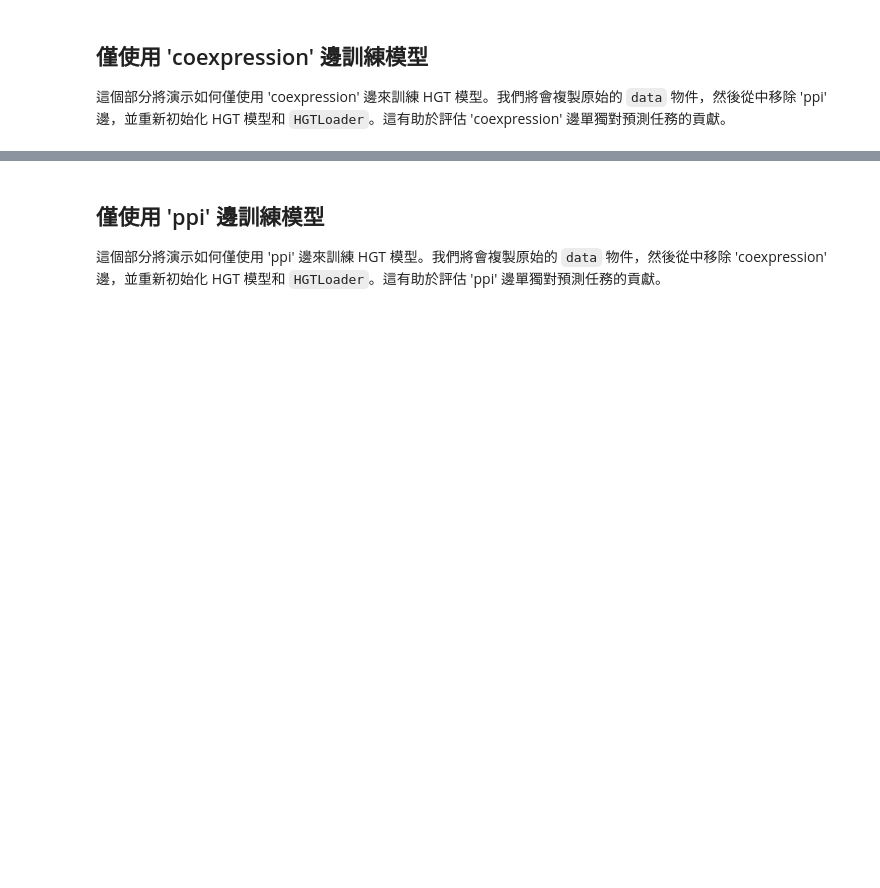
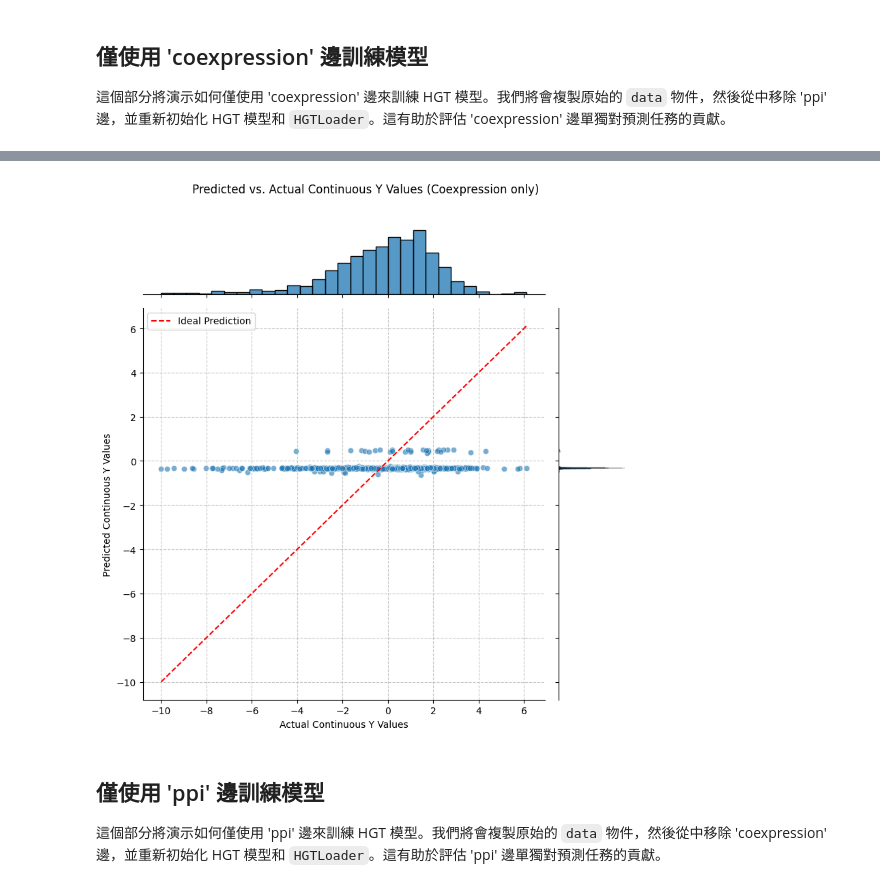
Before and after one commit to RyanChang2004/GNN, a Jupyter notebook: HGT_Regression.ipynb, the cells around one changed output, grey strips where cells are left out. Cells and saved outputs as stored; diff of their text form; code cells hidden in the pictures; blank space fills up the shorter version.

```diff
--- a/HGT_Regression.ipynb
+++ b/HGT_Regression.ipynb
@@ -801,13 +885,15 @@ val_loader_coexpression = HGTLoader(data_coexpression_only, batch_size=64, input
 print("已為僅 coexpression 邊重新創建 HGTLoaders。")
 
 # 重新初始化 HGT Regression 模型 (僅使用 coexpression 邊的 metadata)
+# The HGTRegression class definition does not have a 'metadata' parameter in its __init__ method.
+# We should pass 'node_types' and 'edge_types' separately, which are extracted from metadata.
 regression_model_coexpression = HGTRegression(
     hidden_channels=hidden_channels,
     num_heads=num_heads,
     num_layers=num_layers,
     node_types=data_coexpression_only.node_types,
-    node_features_dict=data_coexpression_only.x_dict,
-    metadata=metadata_coexpression_only
+    edge_types=data_coexpression_only.edge_types, # Pass edge_types directly
+    node_features_dict=data_coexpression_only.x_dict
 )
 
 regression_optimizer_coexpression = optim.Adam(regression_model_coexpression.parameters(), lr=0.0005, weight_decay=5e-4)
@@ -828,21 +914,21 @@ best_val_rmse_coexpression = float('inf')
 best_regression_model_state_coexpression = None
 early_stop_triggered_coexpression = False
 
-print(f"\n開始訓練 HGT 回歸模型 (僅 coexpression 邊)，總共 {epochs_regression_coexpression} 輪 (已啟用類別權重，並開啟 Early Stopping)... ")
+print(f"\n開始訓練 HGT 回歸模型 (僅 coexpression 邊)，總共 {epochs_regression_coexpression} 輪 ({"已啟用類別權重" if USE_CLASS_WEIGHTS else "已停用類別權重"}，並開啟 Early Stopping)... ")
 
 for epoch in range(1, epochs_regression_coexpression + 1):
     for batch_data in train_loader_coexpression:
         batch_data = batch_data.to(device)
         loss_coexpression = train_regression(regression_model_coexpression, regression_optimizer_coexpression, batch_data,
                                          batch_data['gene'].train_mask, batch_data['gene'].continuous_y,
-                                         node_class_weights)
+                                         node_class_weights, use_class_weights=USE_CLASS_WEIGHTS) # 傳遞類別權重選項
 
     train_rmse_coexpression, train_loss_coexpression, train_acc_coexpression = evaluate_regression(regression_model_coexpression, batch_data,
                                                                                          batch_data['gene'].train_mask, batch_data['gene'].continuous_y,
-                                                                                         node_class_weights)
+                                                                                         node_class_weights, use_class_weights=USE_CLASS_WEIGHTS) # 傳遞類別權重選項
     val_rmse_coexpression, val_loss_coexpression, val_acc_coexpression = evaluate_regression(regression_model_coexpression, batch_data,
                                                                                      batch_data['gene'].val_mask, batch_data['gene'].continuous_y,
-                                                                                     node_class_weights)
+                                                                                     node_class_weights, use_class_weights=USE_CLASS_WEIGHTS) # 傳遞類別權重選項
 
     print(f'Epoch: {epoch:03d}, Loss: {loss_coexpression:.4f}, Train RMSE: {train_rmse_coexpression:.4f}, Val RMSE: {val_rmse_coexpression:.4f}, Train Acc: {train_acc_coexpression:.4f}, Val Acc: {val_acc_coexpression:.4f}')
 
@@ -975,27 +1089,34 @@ print("Confusion matrices for Coexpression only experiment generated with heatma
 # %%
 import matplotlib.pyplot as plt
 import seaborn as sns
 import numpy as np
 
 # 將數據從 tensor 轉換為 numpy，以便繪圖
 true_continuous_y_coexpression = data_coexpression_only['gene'].continuous_y.cpu().numpy().flatten()
 predicted_continuous_y_coexpression = all_gene_continuous_predictions_coexpression.cpu().numpy().flatten()
 
-# 創建散點圖
-plt.figure(figsize=(10, 8))
-sns.scatterplot(x=true_continuous_y_coexpression, y=predicted_continuous_y_coexpression, alpha=0.6)
+# 創建 JointPlot
+g = sns.jointplot(x=true_continuous_y_coexpression, y=predicted_continuous_y_coexpression, kind='scatter', alpha=0.6, height=8)
 
-# 添加對角線 (理想預測線)
+# 添加對角線 (理想預測線) 到主散點圖區域
 min_val_coexpression = min(true_continuous_y_coexpression.min(), predicted_continuous_y_coexpression.min())
 max_val_coexpression = max(true_continuous_y_coexpression.max(), predicted_continuous_y_coexpression.max())
-plt.plot([min_val_coexpression, max_val_coexpression], [min_val_coexpression, max_val_coexpression], color='red', linestyle='--', label='Ideal Prediction')
+g.ax_joint.plot([min_val_coexpression, max_val_coexpression], [min_val_coexpression, max_val_coexpression], color='red', linestyle='--', label='Ideal Prediction')
 
-plt.title('Predicted vs. Actual Continuous Y Values (Coexpression only)')
-plt.xlabel('Actual Continuous Y Values')
-plt.ylabel('Predicted Continuous Y Values')
-plt.grid(True, linestyle='--', alpha=0.7)
-plt.legend()
+# 設置標題和軸標籤
+g.fig.suptitle('Predicted vs. Actual Continuous Y Values (Coexpression only)', y=1.02)
+g.set_axis_labels('Actual Continuous Y Values', 'Predicted Continuous Y Values')
+
+# 添加圖例到主散點圖區域
+g.ax_joint.legend()
+
+# 添加網格
+g.ax_joint.grid(True, linestyle='--', alpha=0.7)
+
+plt.tight_layout() # 調整佈局以防止重疊
 plt.show()
+# %% [output]
+[figure, added]
 # %% [markdown]
 ## 僅使用 'ppi' 邊訓練模型
 
```
Also changed, not shown: parts of 21 cells of this notebook.
